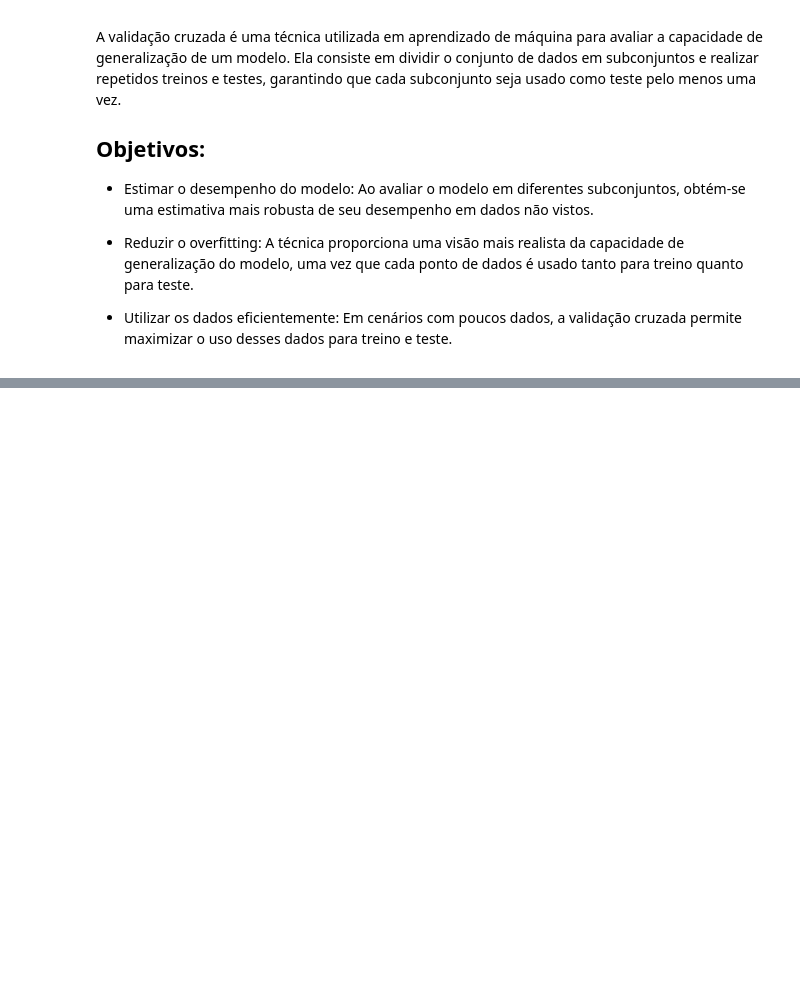
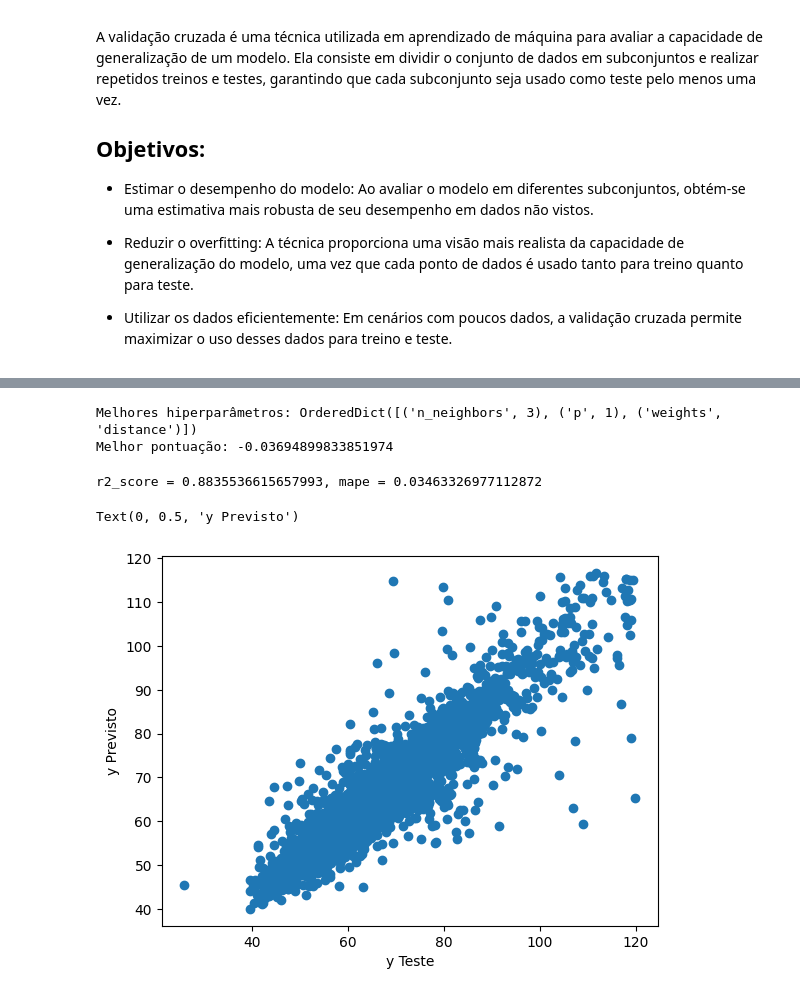
Before and after one commit to leandroneckel/aulas_data_science, a Jupyter notebook: Notebooks/Unidade 4/03_cross_validation.ipynb, the cells around one changed output, grey strips where cells are left out. Drawn from its saved outputs; the diff is of its cells as text; code cells hidden in the pictures; blank space fills up the shorter version.

```diff
--- a/Notebooks/Unidade 4/03_cross_validation.ipynb
+++ b/Notebooks/Unidade 4/03_cross_validation.ipynb
@@ -57,0 +318,19 @@ mape
+# %%
+from skopt import BayesSearchCV
+modelo = KNeighborsRegressor()
+param_space = {
+    'n_neighbors': (1, 50), # valores entre 1 e 50
+    'weights': ['uniform', 'distance'],
+    'p': [1, 2]
+}
+opt = BayesSearchCV(
+    modelo,
+    param_space,
+    n_iter=20,
+    cv=5,
+    scoring='neg_mean_absolute_percentage_error',
+    # random_state=42,
+    n_jobs=-1,
+    verbose=4
+)
+opt.fit(x_treino,y_treino)
@@ -57,0 +363,21 @@ mape
+# %%
+print("Melhores hiperparâmetros:", opt.best_params_)
+print("Melhor pontuação:", opt.best_score_)
+# %% [output]
+Melhores hiperparâmetros: OrderedDict([('n_neighbors', 3), ('p', 1), ('weights', 'distance')])
+Melhor pontuação: -0.03694899833851974
+# %%
+best_model = opt.best_estimator_
+y_prev = best_model.predict(x_teste)
+mape = mean_absolute_percentage_error(y_teste,y_prev)
+r2 = r2_score(y_teste,y_prev)
+print(f'r2_score = {r2}, mape = {mape}')
+# %% [output]
+r2_score = 0.8835536615657993, mape = 0.03463326977112872
+# %%
+plt.scatter(y_teste,y_prev)
+plt.xlabel('y Teste')
+plt.ylabel('y Previsto')
+# %% [output]
+Text(0, 0.5, 'y Previsto')
+[figure, added]
```
Also changed, not shown: parts of 25 cells of this notebook, 2 other files.
